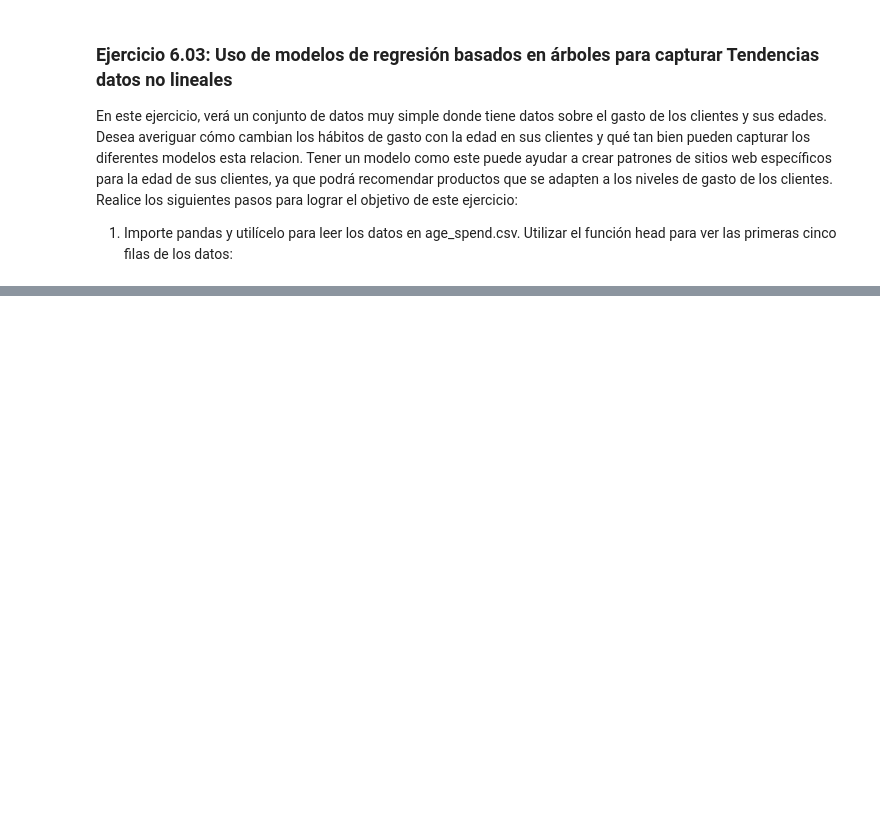
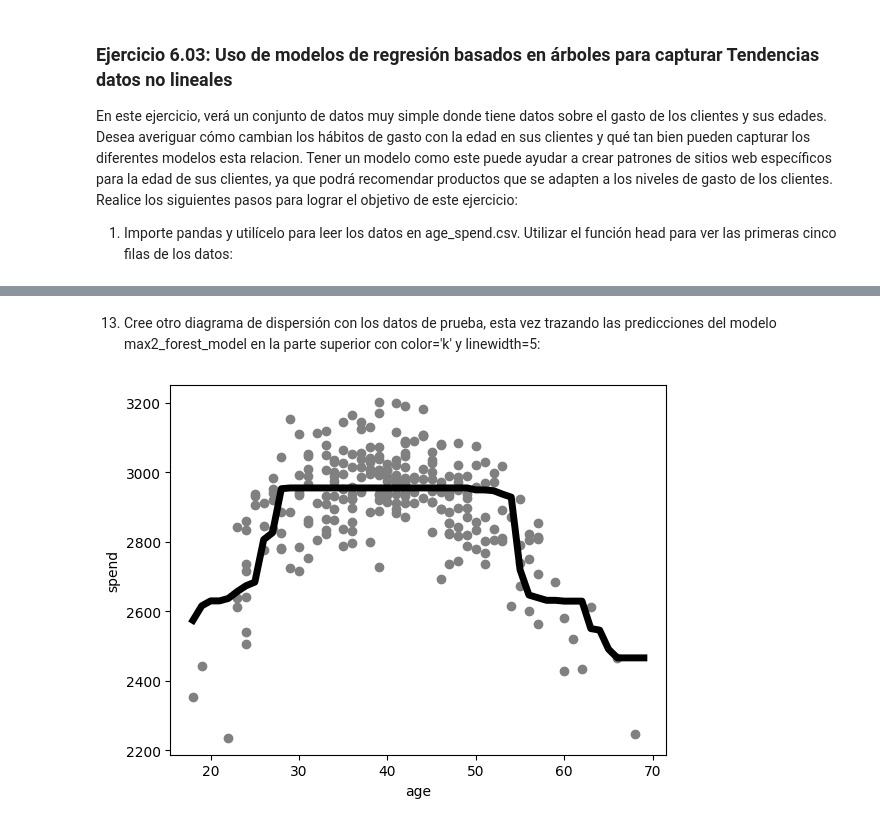
Before and after one commit to limspiga/customer-analytics, a Jupyter notebook: week-4b/customer_analytics_week_4b.ipynb, the cells around one changed output, grey strips where cells are left out. Saved outputs shown, nothing was run; the diff lists cells and outputs as text; code cells hidden in the pictures; blank space fills up the shorter version.

```diff
--- a/week-4b/customer_analytics_week_4b.ipynb
+++ b/week-4b/customer_analytics_week_4b.ipynb
@@ -444,0 +639,15 @@ df.head()
+# %% [markdown]
+13. Cree otro diagrama de dispersión con los datos de prueba, esta vez trazando las predicciones del modelo max2_forest_model en la parte superior con color='k' y linewidth=5:
+# %%
+plt.scatter(X_test.age.tolist(), y_test.tolist(),color='gray')
+plt.plot(ages,max2_forest_model.predict(ages), color='k',\
+         linewidth=5, label="Forest with max depth 2")
+plt.xlabel("age")
+plt.ylabel("spend")
+plt.show()
+
+# Podemos ver que este modelo captura la tendencia de los datos mejor que el
+# árbol de decisiones, pero aún así no captura la tendencia en los extremos
+# muy alto o bajo de nuestro rango.
+# %% [output]
+[figure, added]
```
Also changed, not shown: parts of 42 cells of this notebook.
